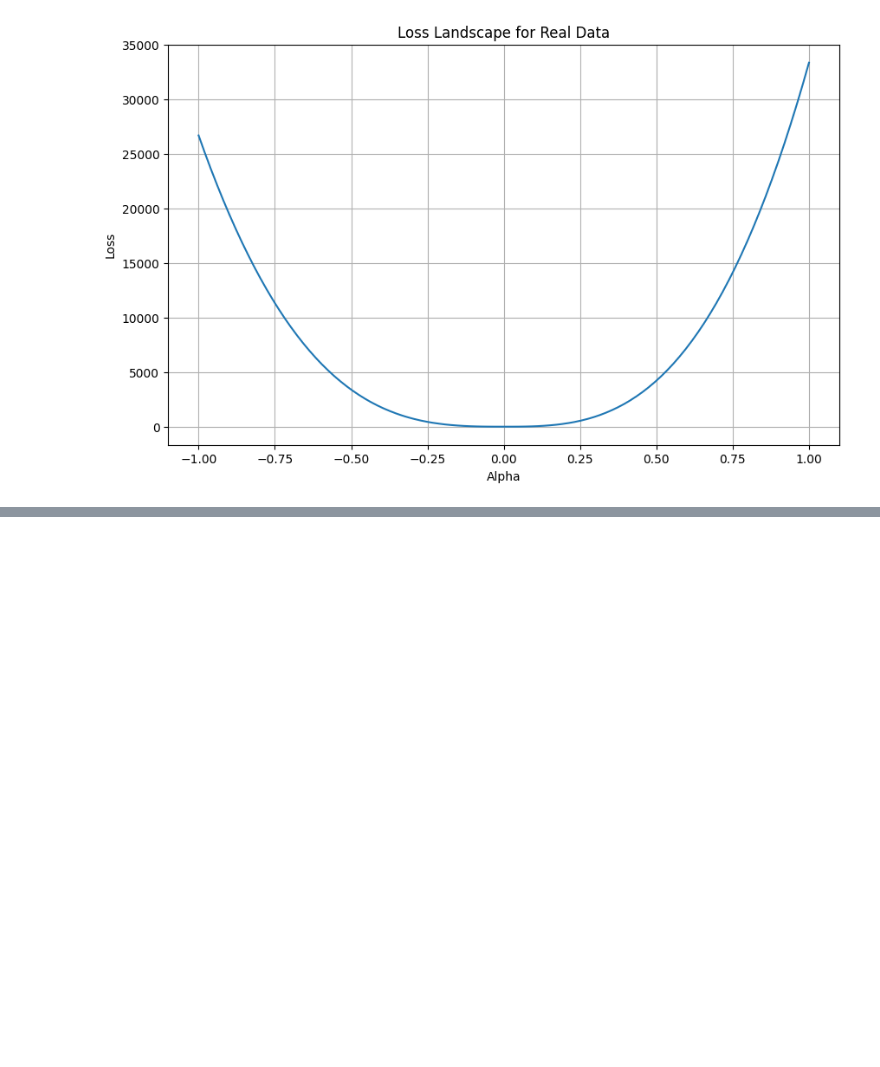
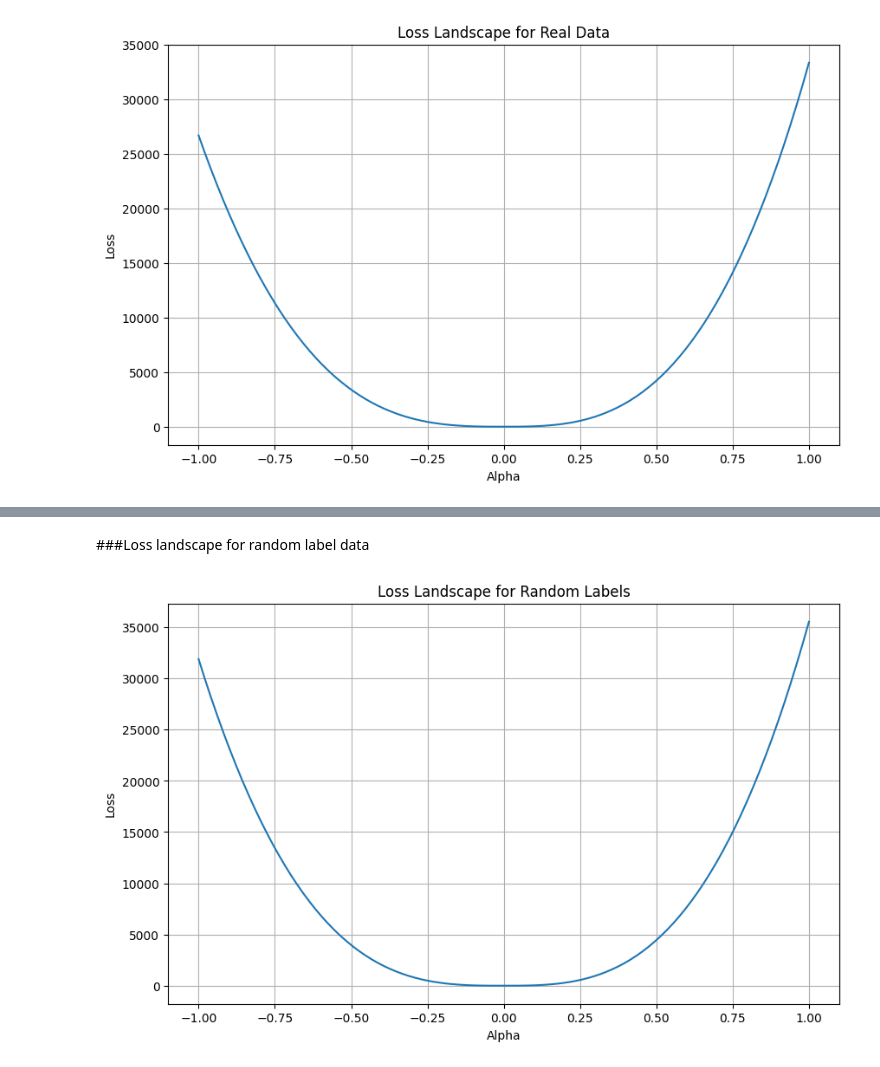
Before and after one commit to ris0801/Generalization-DeepLearning, a Jupyter notebook: AdvancedProject_Figure1_MNIST.ipynb, the cells around one changed output, grey strips where cells are left out. Saved outputs shown, nothing was run; the diff lists cells and outputs as text; code cells hidden in the pictures; blank space fills up the shorter version.

```diff
--- a/AdvancedProject_Figure1_MNIST.ipynb
+++ b/AdvancedProject_Figure1_MNIST.ipynb
@@ -442,0 +487,40 @@ plt.show()
+# %% [markdown]
+###Loss landscape for random label data
+# %%
+randY_labels = torch.tensor(np.random.randint(0, 10, len(train_dataset)), dtype=torch.long)
+randY_dataset = torch.utils.data.TensorDataset(train_dataset.data.float() / 255., randY_labels)
+randY_loader = torch.utils.data.DataLoader(randY_dataset, batch_size=64, shuffle=True)
+# %%
+num_initializations = 1
+
+for _ in range(num_initializations):
+    model_randy = SimpleMLP().to(device)
+    optimizer = optim.SGD(model_randy.parameters(), lr=0.01)
+
+    for data, target in randY_loader:
+        data, target = data.to(device), target.to(device)
+        optimizer.zero_grad()
+        output = model_randy(data)
+        loss = nn.CrossEntropyLoss()(output, target)
+        loss.backward()
+        optimizer.step()
+# %%
+base_state = {name: param.clone() for name, param in model_randy.named_parameters()}
+# %%
+# Get a random direction
+direction = get_random_direction(model_randy)
+
+# Compute loss in the direction
+alphas = np.linspace(-1, 1, 100)  # Steps in the direction
+losses = loss_in_direction(model_randy, direction, base_state, train_loader, alphas)
+# %%
+# Plotting
+plt.figure(figsize=(10,6))
+plt.plot(alphas, losses)
+plt.xlabel('Alpha')
+plt.ylabel('Loss')
+plt.title('Loss Landscape for Random Labels')
+plt.grid(True)
+plt.show()
+# %% [output]
+[figure, added]
```
Also changed, not shown: parts of 7 cells of this notebook.
